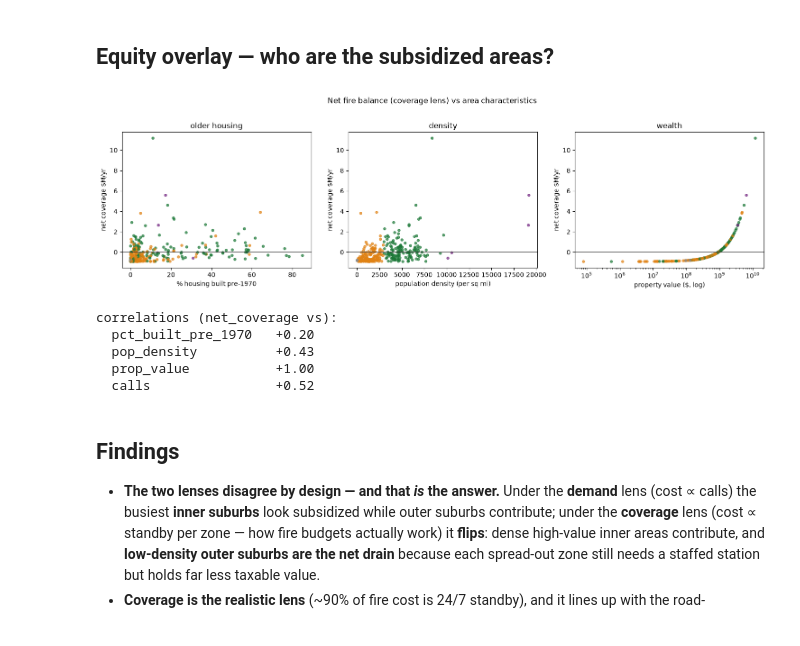
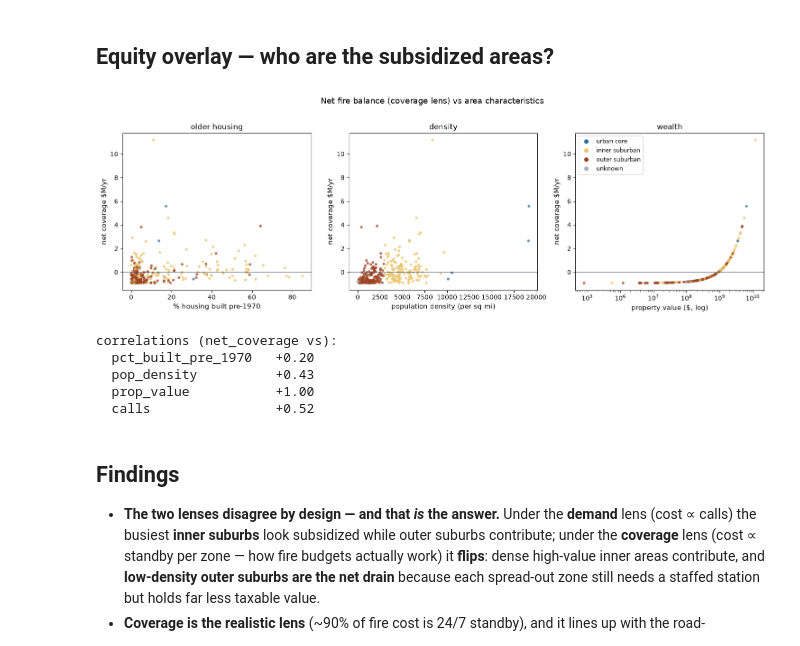
Before and after one commit to open-austin/fire-incident-analysis, a Jupyter notebook: notebooks/fire_use_vs_pays.ipynb, the cells around one changed output. Drawn from its saved outputs; the diff is of its cells as text; code cells hidden in the pictures.

```diff
--- a/notebooks/fire_use_vs_pays.ipynb
+++ b/notebooks/fire_use_vs_pays.ipynb
@@ -253,23 +260,33 @@ wrote /Users/chaseeasterling/GitHub/fire-incident-analysis/outputs/map_fire_bala
 # %% [markdown]
 ## Equity overlay — who are the subsidized areas?
 # %%
-fig, axes = plt.subplots(1, 3, figsize=(15,4.3))
-color = {'urban_core':'#762a83','inner_suburban':'#1b7837','outer_suburban':'#e08214','unknown':'#888'}
-cc = t['urban_class'].map(color).fillna('#888')
+import sys; sys.path.insert(0, str(OUT.parent))
+import viz_palette as vpal
+from matplotlib.lines import Line2D
+fig, axes = plt.subplots(1, 3, figsize=(15,4.8))
+color = {'urban_core':vpal.BLUEBONNET,'inner_suburban':'#e9c46a',
+         'outer_suburban':vpal.BURNT_ORANGE,'unknown':vpal.ACCENT_LO}
+cc = t['urban_class'].map(color).fillna(vpal.ACCENT_LO)
 for ax, xcol, xlab in [(axes[0],'pct_built_pre_1970','% housing built pre-1970'),
                        (axes[1],'pop_density','population density (per sq mi)'),
                        (axes[2],'prop_value','property value ($, log)')]:
-    ax.scatter(t[xcol], t['net_coverage_M'], s=14, c=cc, alpha=0.7)
-    ax.axhline(0, color='#333', lw=.7); ax.set_xlabel(xlab); ax.set_ylabel('net coverage $M/yr')
+    ax.scatter(t[xcol], t['net_coverage_M'], s=18, c=cc, alpha=0.75, edgecolors='none')
+    ax.axhline(0, color=vpal.INK, lw=.7)
+    ax.set_xlabel(xlab, fontsize=11); ax.set_ylabel('net coverage $M/yr', fontsize=11)
+    ax.tick_params(labelsize=10)
     if xcol=='prop_value': ax.set_xscale('log')
-axes[0].set_title('older housing'); axes[1].set_title('density'); axes[2].set_title('wealth')
-plt.suptitle('Net fire balance (coverage lens) vs area characteristics', y=1.02)
-plt.tight_layout(); plt.savefig(OUT/'fire_equity_scatter.png', dpi=110, bbox_inches='tight'); plt.show()
+axes[0].set_title('older housing', fontsize=12); axes[1].set_title('density', fontsize=12)
+axes[2].set_title('wealth', fontsize=12)
+handles = [Line2D([0],[0], marker='o', ls='', color=c, label=k.replace('_',' '))
+           for k, c in color.items()]
+axes[2].legend(handles=handles, fontsize=9, loc='upper left')
+plt.suptitle('Net fire balance (coverage lens) vs area characteristics', y=1.02, fontsize=13)
+plt.tight_layout(); plt.savefig(OUT/'fire_equity_scatter.png', dpi=140, bbox_inches='tight'); plt.show()
 print('correlations (net_coverage vs):')
 for c in ['pct_built_pre_1970','pop_density','prop_value','calls']:
     print(f'  {c:20s} {t["net_coverage_M"].corr(t[c]):+.2f}')
 # %% [output]
-[figure, old version]
+[figure, new version]
 correlations (net_coverage vs):
   pct_built_pre_1970   +0.20
   pop_density          +0.43
```
Also changed, not shown: parts of 1 cell of this notebook, 6 other files.
